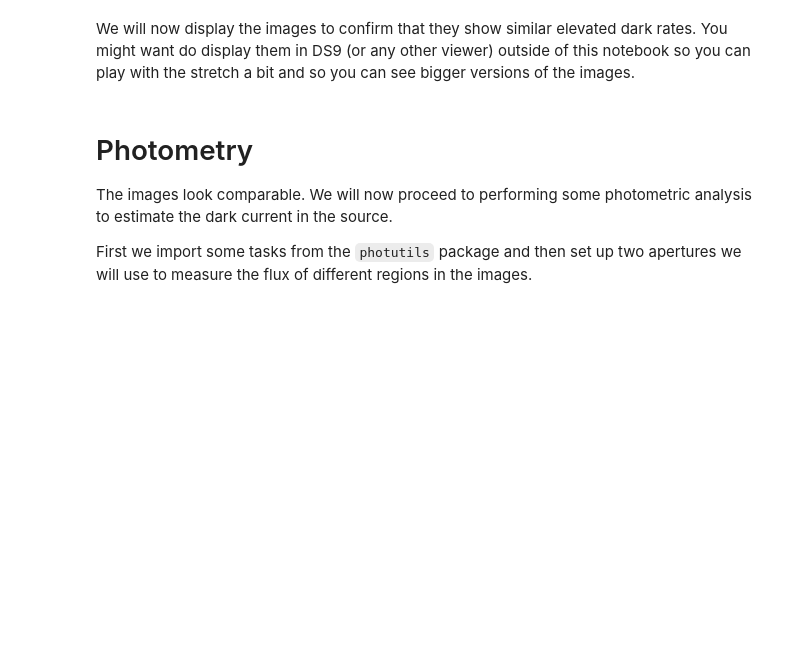
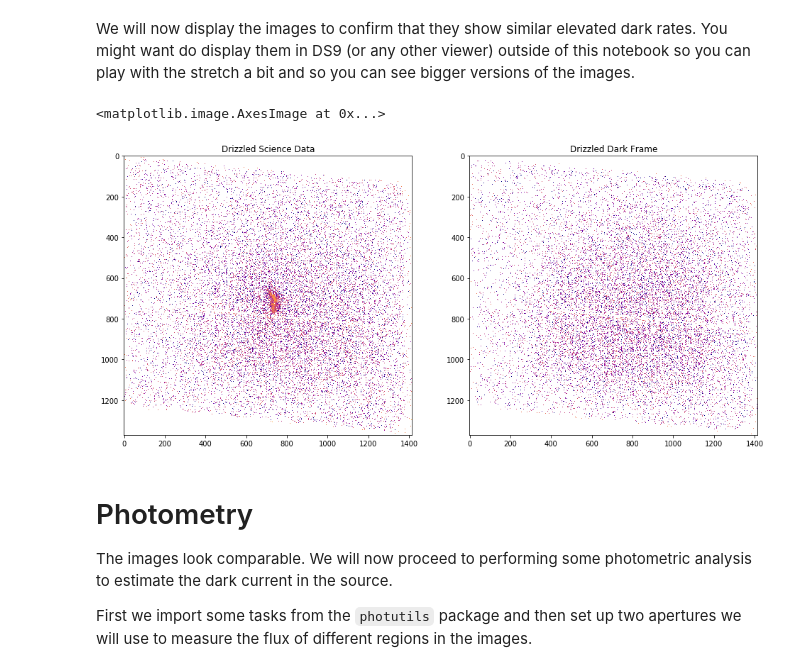
Before and after one commit to spacetelescope/acs-notebook, a Jupyter notebook: notebooks/acs_sbc_dark_analysis.ipynb, the cells around one changed output. Drawn from its saved outputs; the diff is of its cells as text; code cells hidden in the pictures; blank space fills up the shorter version.

```diff
--- a/notebooks/acs_sbc_dark_analysis.ipynb
+++ b/notebooks/acs_sbc_dark_analysis.ipynb
@@ -142,11 +280,17 @@ We will now display the images to confirm that they show similar elevated dark r
 # %%
 f165lp = fits.getdata('F165LP_drz_sci.fits')
 masterdark = fits.getdata('masterdark_drz_sci.fits')
 
 fig,ax = plt.subplots(1,2,figsize=(16,12))
 
+ax[0].set_title('Drizzled Science Data')
+ax[1].set_title('Drizzled Dark Frame')
+
 ax[0].imshow(f165lp,norm=LogNorm(),vmin=1e-5,vmax=0.01,interpolation='nearest',cmap='plasma')
 ax[1].imshow(masterdark,norm=LogNorm(),vmin=1e-5,vmax=0.01,interpolation='nearest',cmap='plasma')
+# %% [output]
+<matplotlib.image.AxesImage at 0x...>
+[figure, added]
 # %% [markdown]
 # Photometry
 
```
Also changed, not shown: parts of 23 cells of this notebook.
